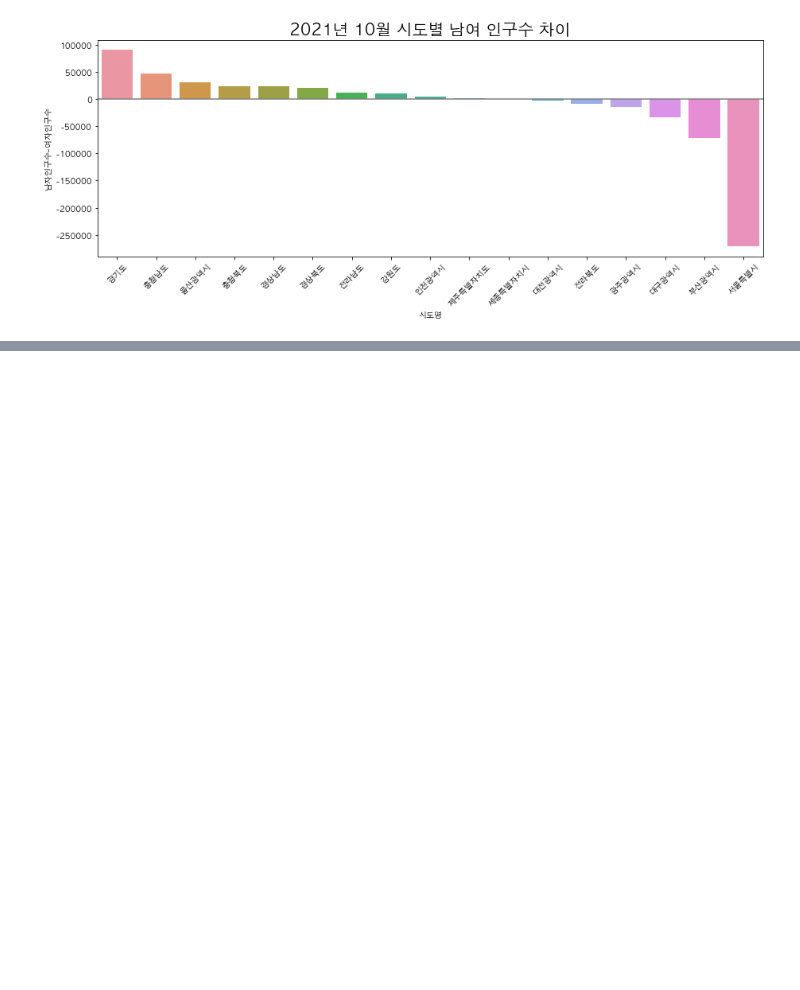
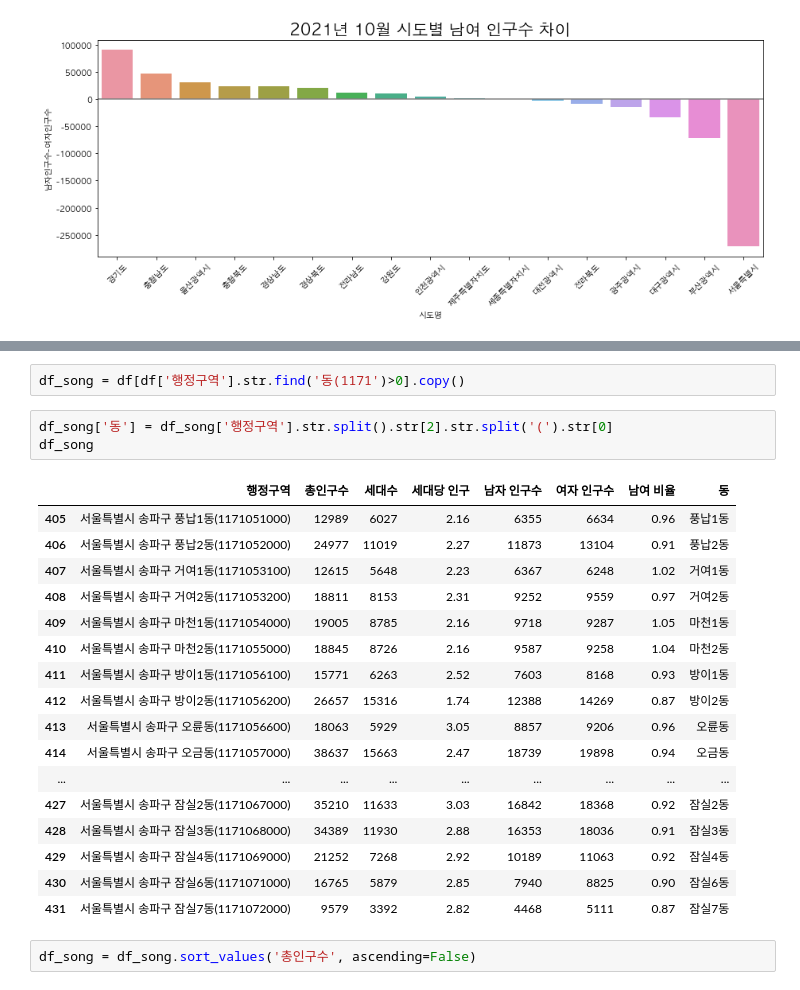
Before and after one commit to limetree-indigo/python-visualization, a Jupyter notebook: 11 지역별 인구구조 시각화/11 지역별 인구구조 시각화.ipynb, the cells around one changed output, grey strips where cells are left out. Drawn from its saved outputs; the diff is of its cells as text; blank space fills up the shorter version.

```diff
--- a/11 지역별 인구구조 시각화/11 지역별 인구구조 시각화.ipynb
+++ b/11 지역별 인구구조 시각화/11 지역별 인구구조 시각화.ipynb
@@ -271,0 +316,25 @@ plt.show()
+# %%
+df_song = df[df['행정구역'].str.find('동(1171')>0].copy()
+# %%
+df_song['동'] = df_song['행정구역'].str.split().str[2].str.split('(').str[0]
+df_song
+# %% [output]
+|  | 행정구역 | 총인구수 | 세대수 | 세대당 인구 | 남자 인구수 | 여자 인구수 | 남여 비율 | 동 |
+| 405 | 서울특별시 송파구 풍납1동(1171051000) | 12989 | 6027 | 2.16 | 6355 | 6634 | 0.96 | 풍납1동 |
+| 406 | 서울특별시 송파구 풍납2동(1171052000) | 24977 | 11019 | 2.27 | 11873 | 13104 | 0.91 | 풍납2동 |
+| 407 | 서울특별시 송파구 거여1동(1171053100) | 12615 | 5648 | 2.23 | 6367 | 6248 | 1.02 | 거여1동 |
+| 408 | 서울특별시 송파구 거여2동(1171053200) | 18811 | 8153 | 2.31 | 9252 | 9559 | 0.97 | 거여2동 |
+| 409 | 서울특별시 송파구 마천1동(1171054000) | 19005 | 8785 | 2.16 | 9718 | 9287 | 1.05 | 마천1동 |
+| 410 | 서울특별시 송파구 마천2동(1171055000) | 18845 | 8726 | 2.16 | 9587 | 9258 | 1.04 | 마천2동 |
+| 411 | 서울특별시 송파구 방이1동(1171056100) | 15771 | 6263 | 2.52 | 7603 | 8168 | 0.93 | 방이1동 |
+| 412 | 서울특별시 송파구 방이2동(1171056200) | 26657 | 15316 | 1.74 | 12388 | 14269 | 0.87 | 방이2동 |
+| 413 | 서울특별시 송파구 오륜동(1171056600) | 18063 | 5929 | 3.05 | 8857 | 9206 | 0.96 | 오륜동 |
+| 414 | 서울특별시 송파구 오금동(1171057000) | 38637 | 15663 | 2.47 | 18739 | 19898 | 0.94 | 오금동 |
+| ... | ... | ... | ... | ... | ... | ... | ... | ... |
+| 427 | 서울특별시 송파구 잠실2동(1171067000) | 35210 | 11633 | 3.03 | 16842 | 18368 | 0.92 | 잠실2동 |
+| 428 | 서울특별시 송파구 잠실3동(1171068000) | 34389 | 11930 | 2.88 | 16353 | 18036 | 0.91 | 잠실3동 |
+| 429 | 서울특별시 송파구 잠실4동(1171069000) | 21252 | 7268 | 2.92 | 10189 | 11063 | 0.92 | 잠실4동 |
+| 430 | 서울특별시 송파구 잠실6동(1171071000) | 16765 | 5879 | 2.85 | 7940 | 8825 | 0.90 | 잠실6동 |
+| 431 | 서울특별시 송파구 잠실7동(1171072000) | 9579 | 3392 | 2.82 | 4468 | 5111 | 0.87 | 잠실7동 |
+# %%
+df_song = df_song.sort_values('총인구수', ascending=False)
```
Also changed, not shown: parts of 10 cells of this notebook.
